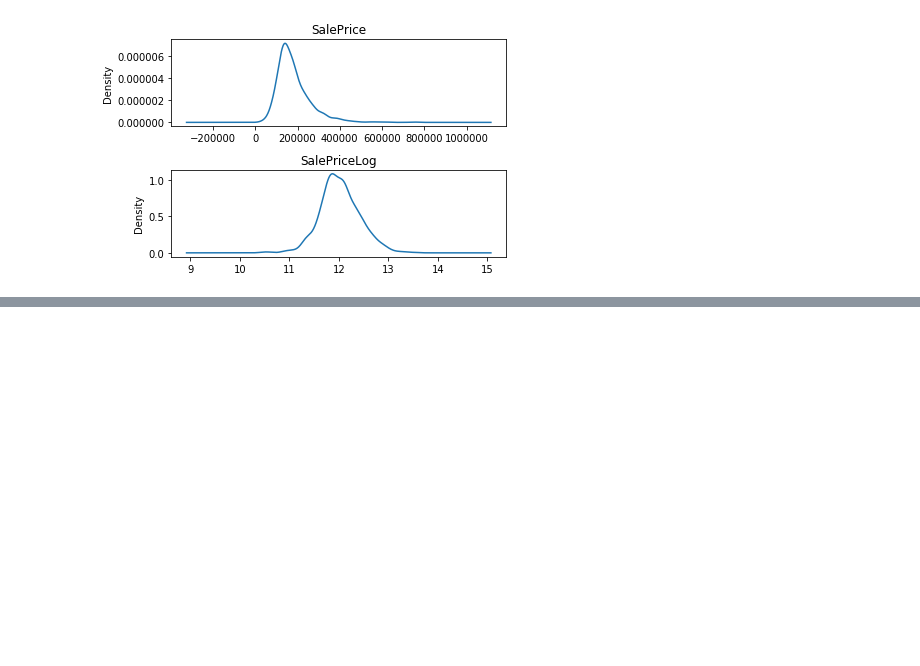
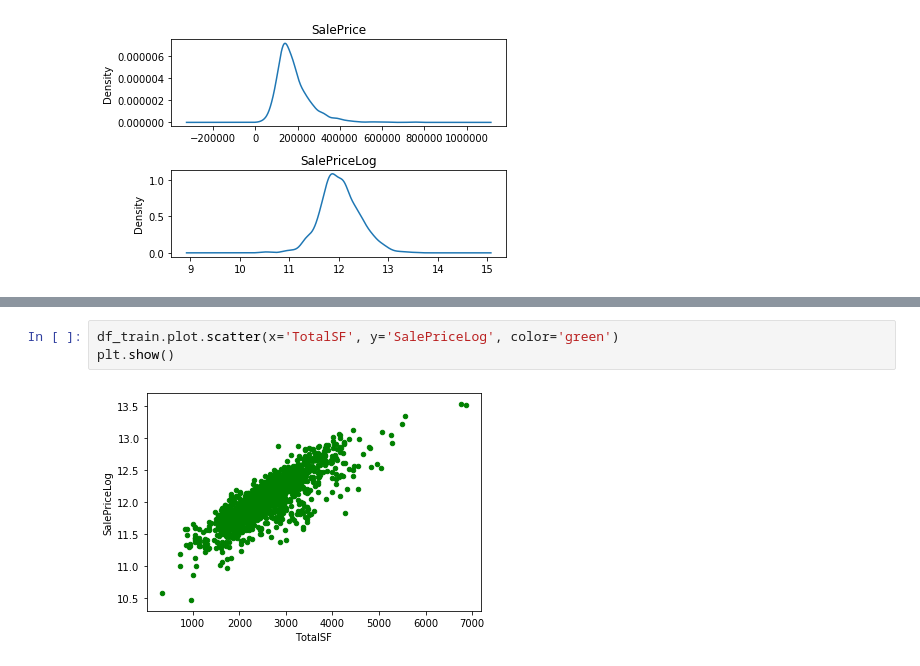
Before and after one commit to razielar/Deep-Learning-AI-Barcelona-2018, a Jupyter notebook: Tree-based_methods/XGradientBoost/XGBoost.Regression.ipynb, the cells around one changed output, grey strips where cells are left out. Drawn from its saved outputs; the diff is of its cells as text; blank space fills up the shorter version.

```diff
--- a/Tree-based_methods/XGradientBoost/XGBoost.Regression.ipynb
+++ b/Tree-based_methods/XGradientBoost/XGBoost.Regression.ipynb
@@ -199,0 +231,5 @@ plt.show()
+# %%
+df_train.plot.scatter(x='TotalSF', y='SalePriceLog', color='green')
+plt.show()
+# %% [output]
+[figure, added]
```
Also changed, not shown: parts of 4 cells of this notebook.
